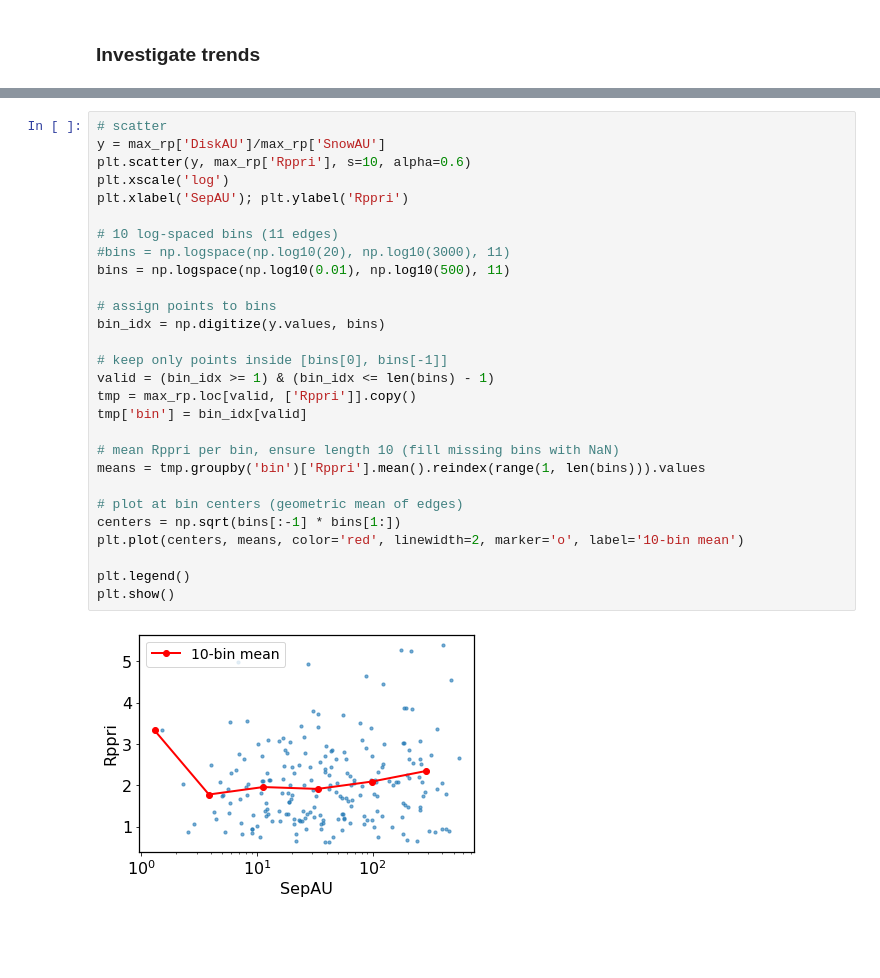
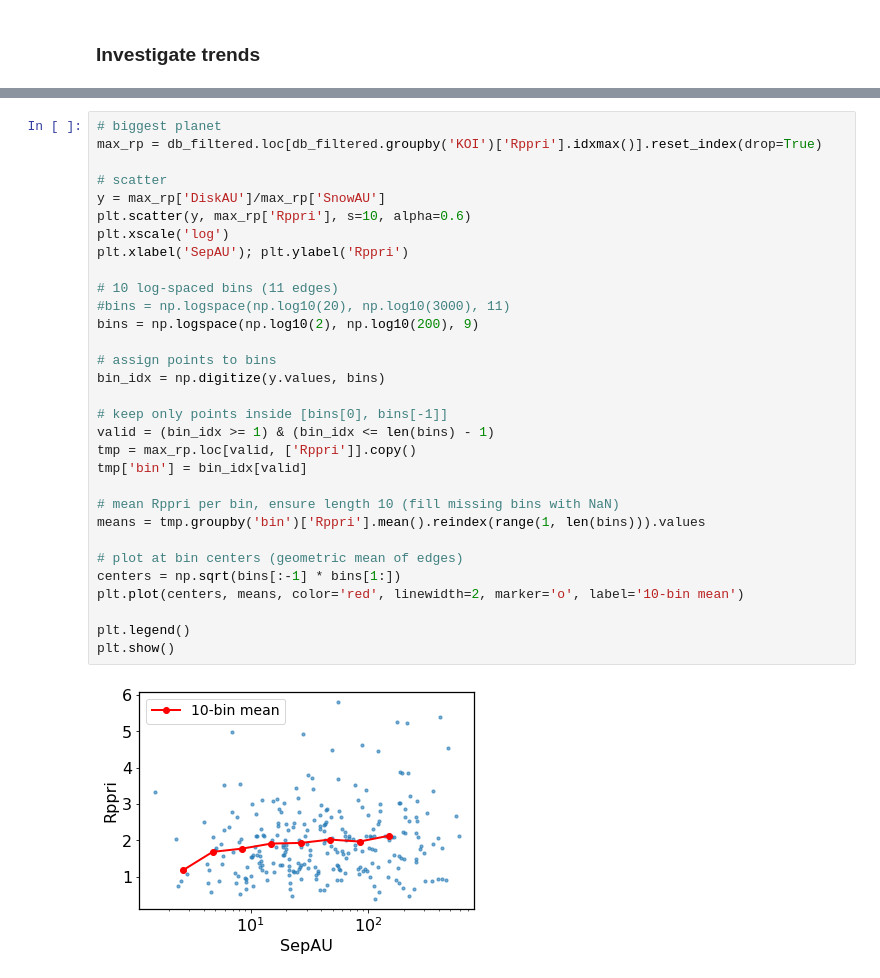
Before and after one commit to ernewton/importance_of_binarity, a Jupyter notebook: Toy Model -- Filtering.ipynb, the cells around one changed output, grey strips where cells are left out. Drawn from its saved outputs; the diff is of its cells as text; blank space fills up the shorter version.

```diff
--- a/Toy Model -- Filtering.ipynb
+++ b/Toy Model -- Filtering.ipynb
@@ -464,33 +300,36 @@ plt.show()
 # %%
+# biggest planet
+max_rp = db_filtered.loc[db_filtered.groupby('KOI')['Rppri'].idxmax()].reset_index(drop=True)
+
 # scatter
 y = max_rp['DiskAU']/max_rp['SnowAU']
 plt.scatter(y, max_rp['Rppri'], s=10, alpha=0.6)
 plt.xscale('log')
 plt.xlabel('SepAU'); plt.ylabel('Rppri')
 
 # 10 log-spaced bins (11 edges)
 #bins = np.logspace(np.log10(20), np.log10(3000), 11)
-bins = np.logspace(np.log10(0.01), np.log10(500), 11)
+bins = np.logspace(np.log10(2), np.log10(200), 9)
 
 # assign points to bins
 bin_idx = np.digitize(y.values, bins)
 
 # keep only points inside [bins[0], bins[-1]]
 valid = (bin_idx >= 1) & (bin_idx <= len(bins) - 1)
 tmp = max_rp.loc[valid, ['Rppri']].copy()
 tmp['bin'] = bin_idx[valid]
 
 # mean Rppri per bin, ensure length 10 (fill missing bins with NaN)
 means = tmp.groupby('bin')['Rppri'].mean().reindex(range(1, len(bins))).values
 
 # plot at bin centers (geometric mean of edges)
 centers = np.sqrt(bins[:-1] * bins[1:])
 plt.plot(centers, means, color='red', linewidth=2, marker='o', label='10-bin mean')
 
 plt.legend()
 plt.show()
 # %% [output]
-[figure, old version]
+[figure, new version]
 # %%
 plt.figure(figsize=(10,7))
 plt.scatter(kois_filtered['koi_period'], kois_filtered['koi_prad'], marker='.',
```
Also changed, not shown: parts of 20 cells of this notebook, 5 other files.
